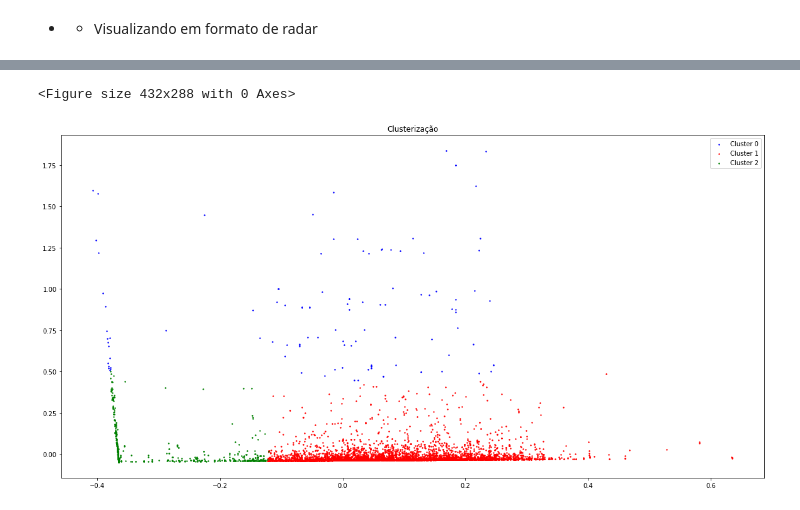
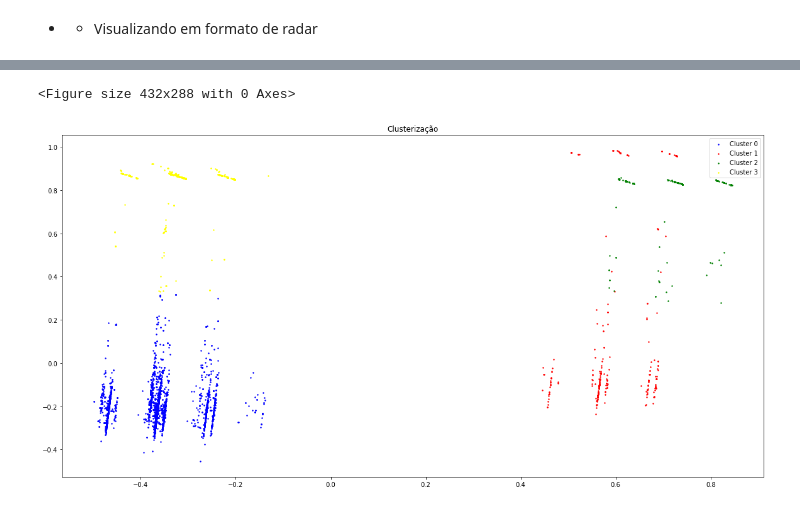
Before and after one commit to bartiralira/bootcampIA, a Jupyter notebook: BootCamp1_v2.ipynb, the cells around one changed output, grey strips where cells are left out. Saved outputs shown, nothing was run; the diff lists cells and outputs as text; code cells hidden in the pictures.

```diff
--- a/BootCamp1_v2.ipynb
+++ b/BootCamp1_v2.ipynb
@@ -338,0 +367,10 @@ Name: empresa_MeEppMei, dtype: int64
+# %%
+correlated_features = set()
+correlation_matrix = df.corr()
+for i in range(len(correlation_matrix .columns)):
+    for j in range(i):
+        if abs(correlation_matrix.iloc[i, j]) > 0.9:
+            colname = correlation_matrix.columns[i]
+            correlated_features.add(colname)
+
+df.drop(labels=correlated_features, axis=1, inplace=True)
@@ -339,20 +391,2 @@ Name: empresa_MeEppMei, dtype: int64
 # %% [markdown]
 * *Retirando os campos que não temos interesse*
-# %%
-dft = df.copy()
-dft.drop(["numero_solicitacao","cnpjSemTraco","nomeFantasia",
-          "razaoSocial","primeiraCompra","dataAprovadoEmComite",
-          "periodoBalanco","intervaloFundacao","restricoes",
-          "dataAprovadoNivelAnalista","prazoMedioRecebimentoVendas",
-          "periodoDemonstrativoEmMeses","status","anoFundacao","margemBruta",
-          "maiorAtraso",
-          "dashboardCorrelacao",
-          "scorePontualidade",
-          "empresa_MeEppMei",
-          "percentualRisco",
-          "definicaoRisco",
-          "diferencaPercentualRisco",
-          "valorSolicitado",
-          "percentualProtestos",
-          "valorAprovado",
-          "limiteEmpresaAnaliseCredito"],axis='columns',inplace=True)
@@ -419,9 +459,9 @@ dtype: int64
 dfx = dfx[dfx["ativoCirculante"]<3000000000]
 dfx = dfx[dfx["totalPatrimonioLiquido"]<2000000000]
 dfx = dfx[dfx["capitalSocial"]<2100000000.000]
-dfx = dfx[dfx["totalAtivo"]<2500000000.000]
+#dfx = dfx[dfx["totalAtivo"]<2500000000.000]
 dfx = dfx[dfx["passivoCirculante"]<3600000000.000]
-dfx = dfx[dfx["faturamentoBruto"]<2000000000.000]
+#dfx = dfx[dfx["faturamentoBruto"]<2000000000.000]
 # %%
 pd.options.display.float_format = "{:.3f}".format
 
@@ -495,7 +541,7 @@ plt.show()
 * Com o silhouette conseguimos confirmar 4 cluster é o melhor
 # %%
 #O melhor k é igual a 4
-clt =KMeans(n_clusters = 3, max_iter=100)
+clt =KMeans(n_clusters = 6, max_iter=100)
 model= clt.fit(X_norm)
 # %%
 X["cluster"]=model.labels_
@@ -605,16 +675,17 @@ array([[ 8.77055342e-02, -1.22272203e-03],
 # %%
 plt.figure(3)
 plt.figure(figsize=(20,10))
 #Faz a plotagem dos registros do primeiro cluster 0 (y_kmeans == 0) e utiliza as colunas de indice 0 e 1 (sepal_Length e sepal_width) para a plotagem dos pontos nas intruções x[y_kmeans == 0, 0] e x[y_kmeans == 0, 1]
 plt.scatter(pca[labels == 0, 0], pca[labels == 0, 1], s = 2, c = 'blue', label = 'Cluster 0')
 plt.scatter(pca[labels == 1, 0], pca[labels == 1, 1], s = 2, c = 'red', label = 'Cluster 1')
 plt.scatter(pca[labels == 2, 0], pca[labels == 2, 1], s = 2, c = 'green', label = 'Cluster 2')
+plt.scatter(pca[labels == 3, 0], pca[labels == 3, 1], s = 2, c = 'yellow', label = 'Cluster 3')
 
 
 plt.legend()
 plt.title('Clusterização')
 plt.show()
 # %% [output]
 <Figure size 432x288 with 0 Axes>
-[figure, old version]
+[figure, new version]
 # %%
```
Also changed, not shown: parts of 41 cells of this notebook.
